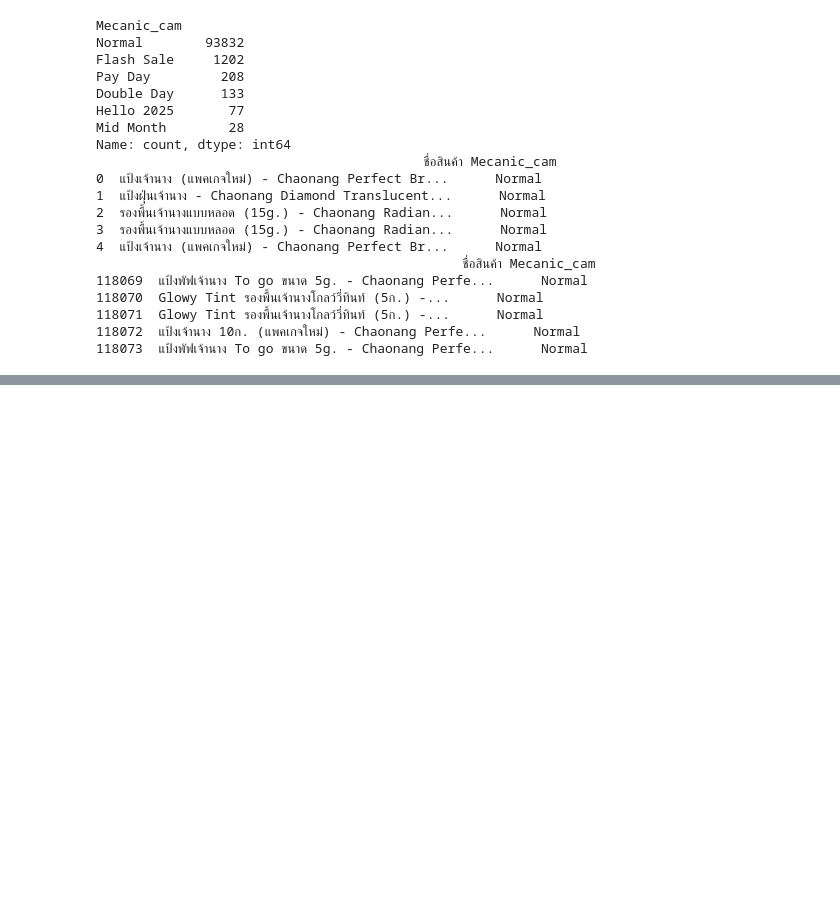
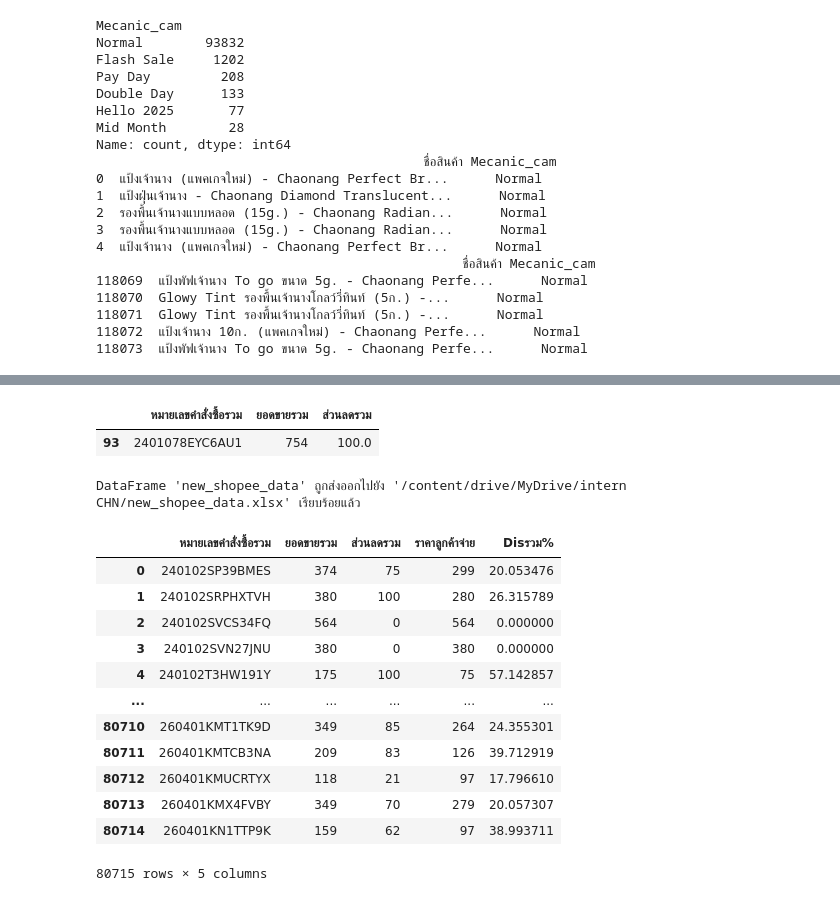
Before and after one commit to bugsotim/INTERNSHIP_CN_2026, a Jupyter notebook: shopee.ipynb, the cells around one changed output, grey strips where cells are left out. Saved outputs shown, nothing was run; the diff lists cells and outputs as text; code cells hidden in the pictures; blank space fills up the shorter version.

```diff
--- a/shopee.ipynb
+++ b/shopee.ipynb
@@ -897,0 +967,30 @@ shopee1
+# %%
+new_shopee_data[new_shopee_data['หมายเลขคำสั่งซื้อรวม'] == '2401078EYC6AU1']
+# %% [output]
+|  | หมายเลขคำสั่งซื้อรวม | ยอดขายรวม | ส่วนลดรวม |
+| 93 | 2401078EYC6AU1 | 754 | 100.0 |
+# %%
+output_path_new_data = '/content/drive/MyDrive/intern CHN/new_shopee_data.xlsx'
+new_shopee_data.to_excel(output_path_new_data, index=False)
+print(f"DataFrame 'new_shopee_data' ถูกส่งออกไปยัง '{output_path_new_data}' เรียบร้อยแล้ว")
+# %% [output]
+DataFrame 'new_shopee_data' ถูกส่งออกไปยัง '/content/drive/MyDrive/intern CHN/new_shopee_data.xlsx' เรียบร้อยแล้ว
+# %%
+file_path_98 = '/content/drive/MyDrive/intern CHN/new_shopee_data (1).xlsx'
+alldis =  pd.read_excel(file_path_98)
+# %%
+alldis
+# %% [output]
+|  | หมายเลขคำสั่งซื้อรวม | ยอดขายรวม | ส่วนลดรวม | ราคาลูกค้าจ่าย | Disรวม% |
+| 0 | 240102SP39BMES | 374 | 75 | 299 | 20.053476 |
+| 1 | 240102SRPHXTVH | 380 | 100 | 280 | 26.315789 |
+| 2 | 240102SVCS34FQ | 564 | 0 | 564 | 0.000000 |
+| 3 | 240102SVN27JNU | 380 | 0 | 380 | 0.000000 |
+| 4 | 240102T3HW191Y | 175 | 100 | 75 | 57.142857 |
+| ... | ... | ... | ... | ... | ... |
+| 80710 | 260401KMT1TK9D | 349 | 85 | 264 | 24.355301 |
+| 80711 | 260401KMTCB3NA | 209 | 83 | 126 | 39.712919 |
+| 80712 | 260401KMUCRTYX | 118 | 21 | 97 | 17.796610 |
+| 80713 | 260401KMX4FVBY | 349 | 70 | 279 | 20.057307 |
+| 80714 | 260401KN1TTP9K | 159 | 62 | 97 | 38.993711 |
+80715 rows × 5 columns
```
Also changed, not shown: parts of 27 cells of this notebook.
